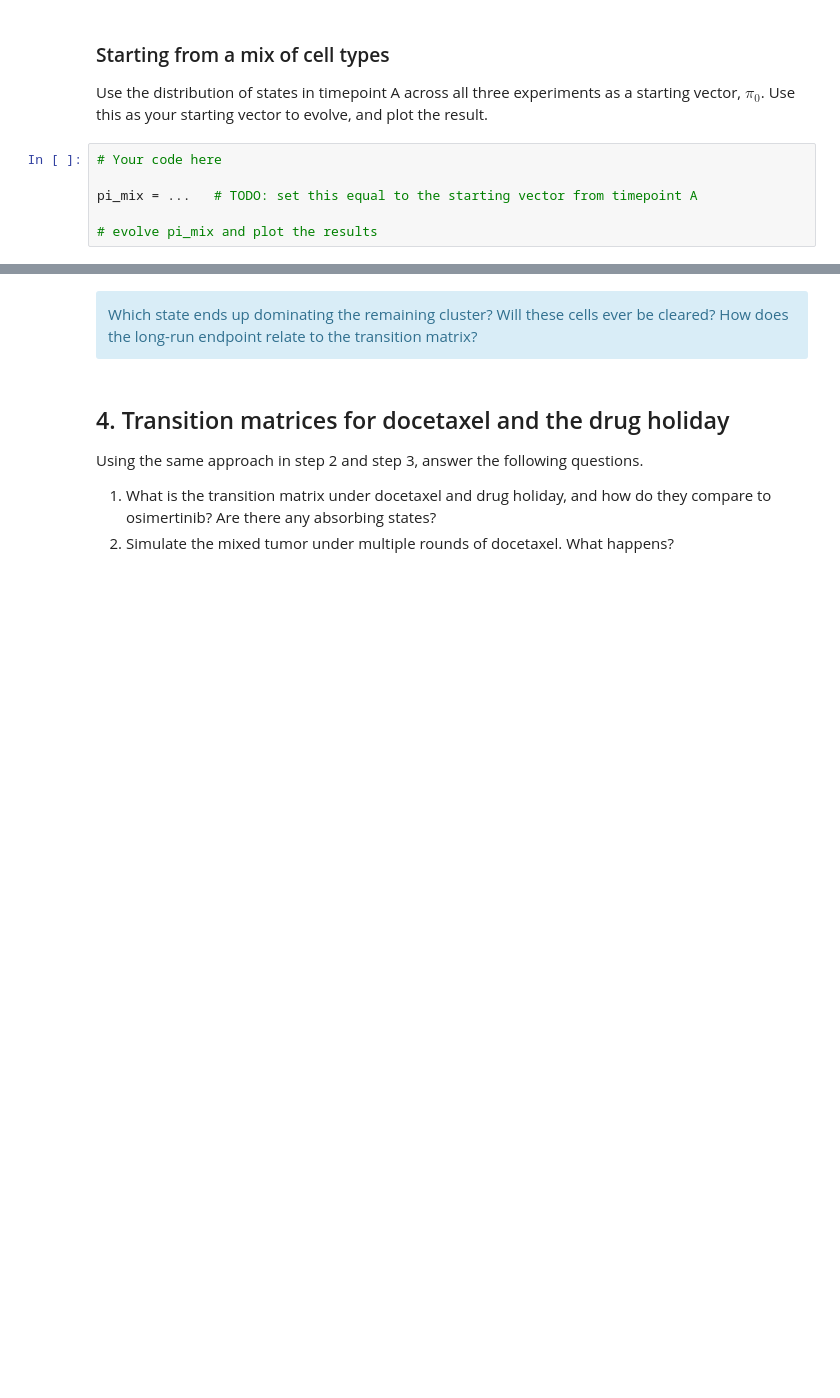
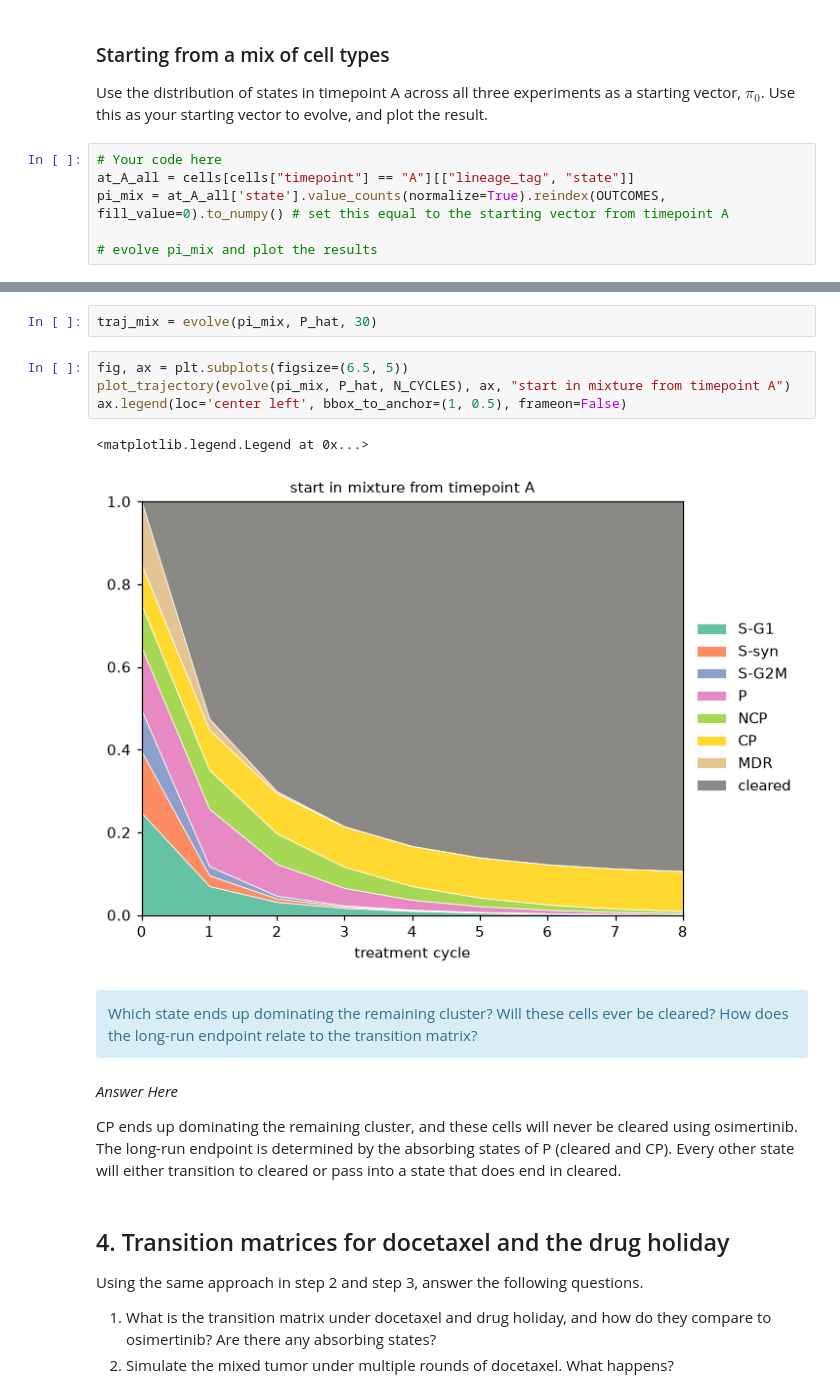
Before and after one commit to evanblizzard/uu_markov, a Jupyter notebook: lab_2/Lab09_markov_chain_cells.ipynb, the cells around one changed output, grey strips where cells are left out. Drawn from its saved outputs; the diff is of its cells as text; blank space fills up the shorter version.

Commit message:
long freaking question four in progress

```diff
--- a/lab_2/Lab09_markov_chain_cells.ipynb
+++ b/lab_2/Lab09_markov_chain_cells.ipynb
@@ -224,7 +320,7 @@ Use code as appropriate to answer the following questions.
 Use the distribution of states in timepoint A across all three experiments as a starting vector, $\pi_{0}$. Use this as your starting vector to evolve, and plot the result.
 # %%
 # Your code here
-
-pi_mix = ...   # TODO: set this equal to the starting vector from timepoint A
+at_A_all = cells[cells["timepoint"] == "A"][["lineage_tag", "state"]]
+pi_mix = at_A_all['state'].value_counts(normalize=True).reindex(OUTCOMES, fill_value=0).to_numpy() # set this equal to the starting vector from timepoint A
 
 # evolve pi_mix and plot the results
@@ -231,5 +351,18 @@ pi_mix = ...   # TODO: set this equal to the starting vector from timepoint A
+# %%
+traj_mix = evolve(pi_mix, P_hat, 30)
+# %%
+fig, ax = plt.subplots(figsize=(6.5, 5))
+plot_trajectory(evolve(pi_mix, P_hat, N_CYCLES), ax, "start in mixture from timepoint A")
+ax.legend(loc='center left', bbox_to_anchor=(1, 0.5), frameon=False)
+# %% [output]
+<matplotlib.legend.Legend at 0x...>
+[figure, added]
 # %% [markdown]
 <div class = "alert alert-info"> Which state ends up dominating the remaining cluster? Will these cells ever be cleared? How does the long-run endpoint relate to the transition matrix?</div>
+# %% [markdown]
+*Answer Here*
+
+CP ends up dominating the remaining cluster, and these cells will never be cleared using osimertinib. The long-run endpoint is determined by the absorbing states of P (cleared and CP). Every other state will either transition to cleared or pass into a state that does end in cleared.
 # %% [markdown]
 ## 4. Transition matrices for docetaxel and the drug holiday
 
```
Also changed, not shown: parts of 24 cells of this notebook.
